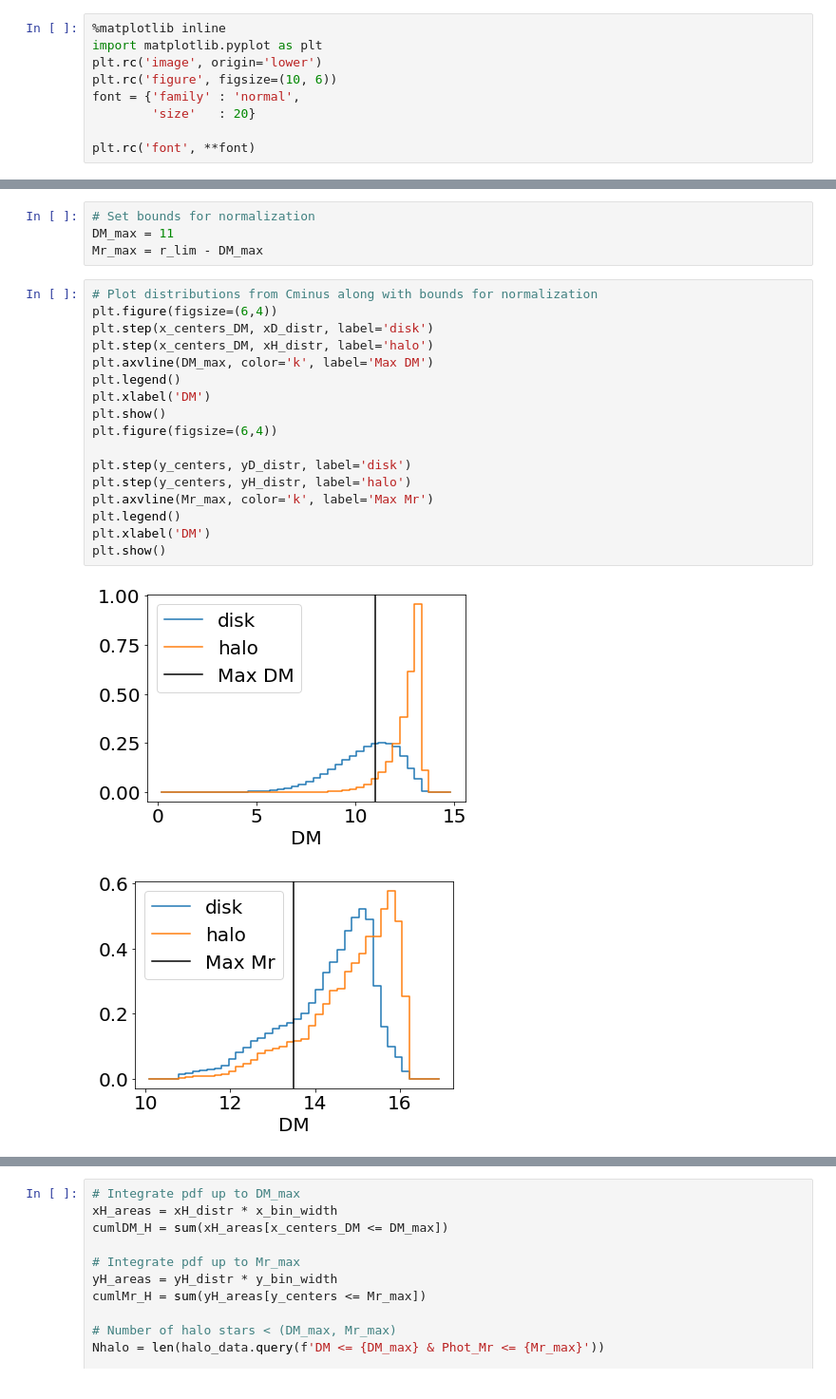
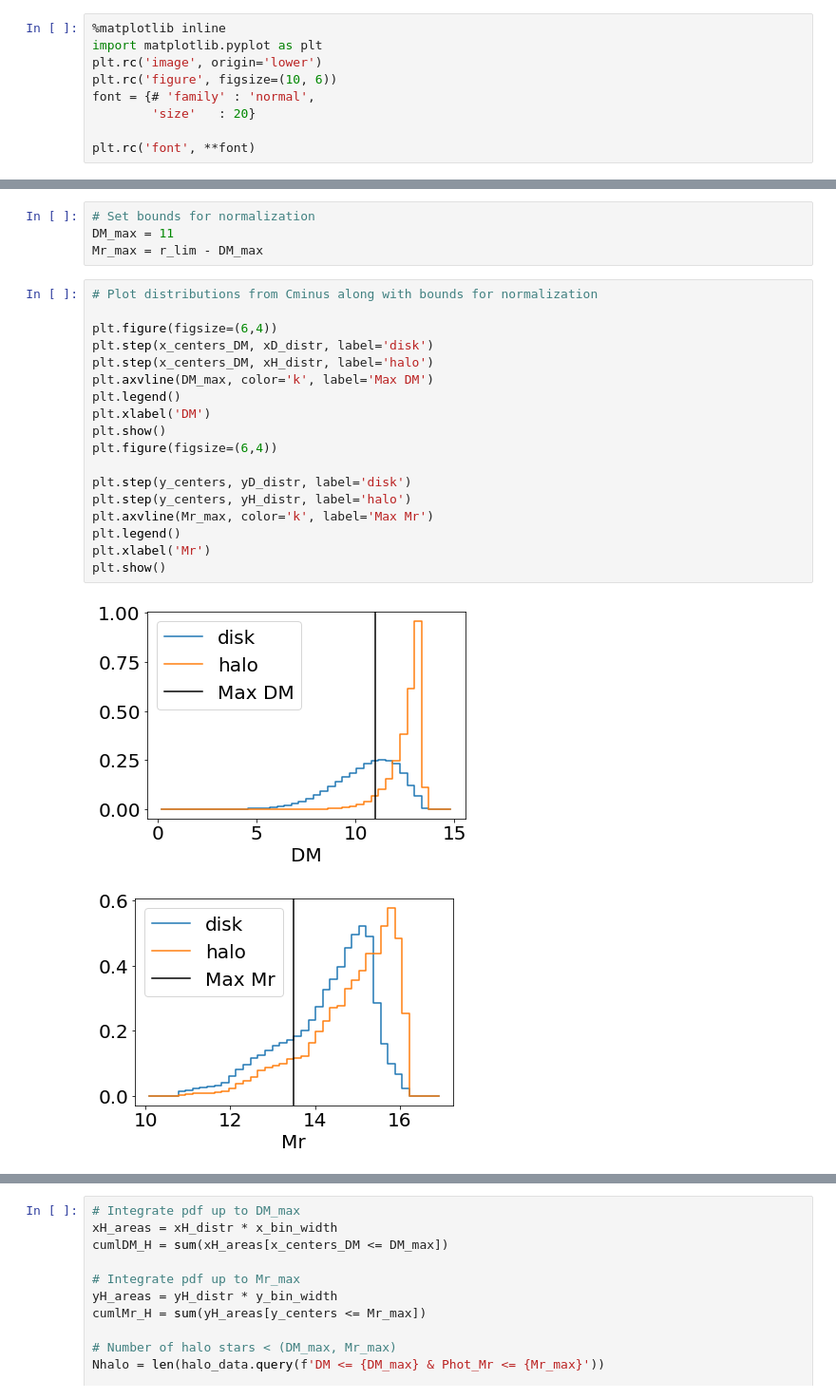
Before and after one commit to ykwang1/astr-511-w21, a Jupyter notebook: homeworks/notebooks/Homework3.ipynb, the cells around one changed output, grey strips where cells are left out. Shown at 95% size. Saved outputs shown, nothing was run; the diff lists cells and outputs as text.

```diff
--- a/homeworks/notebooks/Homework3.ipynb
+++ b/homeworks/notebooks/Homework3.ipynb
@@ -3,7 +3,7 @@
 import matplotlib.pyplot as plt
 plt.rc('image', origin='lower')
 plt.rc('figure', figsize=(10, 6))
-font = {'family' : 'normal',
+font = {# 'family' : 'normal',
         'size'   : 20}
 
 plt.rc('font', **font)
@@ -719,22 +723,23 @@ DM_max = 11
 Mr_max = r_lim - DM_max
 # %%
 # Plot distributions from Cminus along with bounds for normalization
+
 plt.figure(figsize=(6,4))
 plt.step(x_centers_DM, xD_distr, label='disk')
 plt.step(x_centers_DM, xH_distr, label='halo')
 plt.axvline(DM_max, color='k', label='Max DM')
 plt.legend()
 plt.xlabel('DM')
 plt.show()
 plt.figure(figsize=(6,4))
 
 plt.step(y_centers, yD_distr, label='disk')
 plt.step(y_centers, yH_distr, label='halo')
 plt.axvline(Mr_max, color='k', label='Max Mr')
 plt.legend()
-plt.xlabel('DM')
+plt.xlabel('Mr')
 plt.show()
 # %% [output]
 [figure]
-[figure, old version]
+[figure, new version]
 # %%
```
Also changed, not shown: parts of 31 cells of this notebook.
